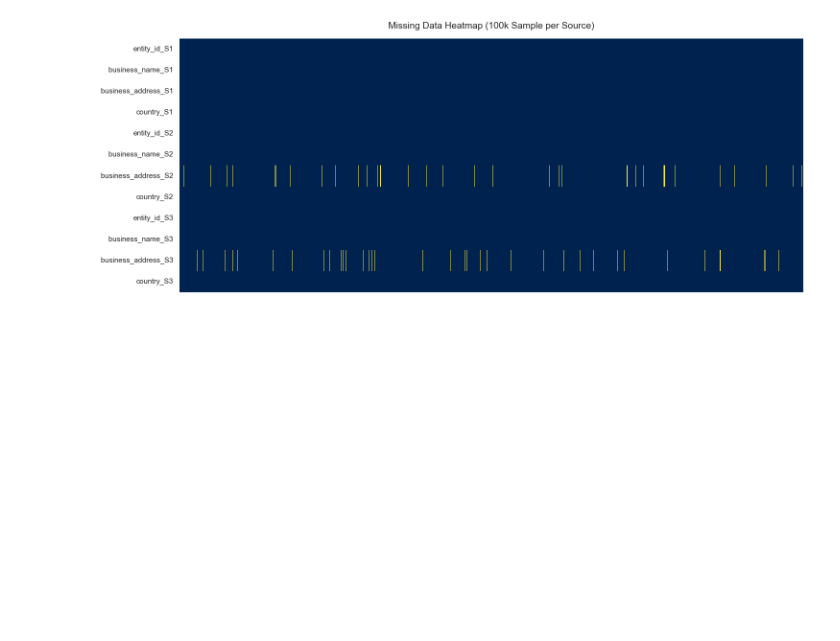
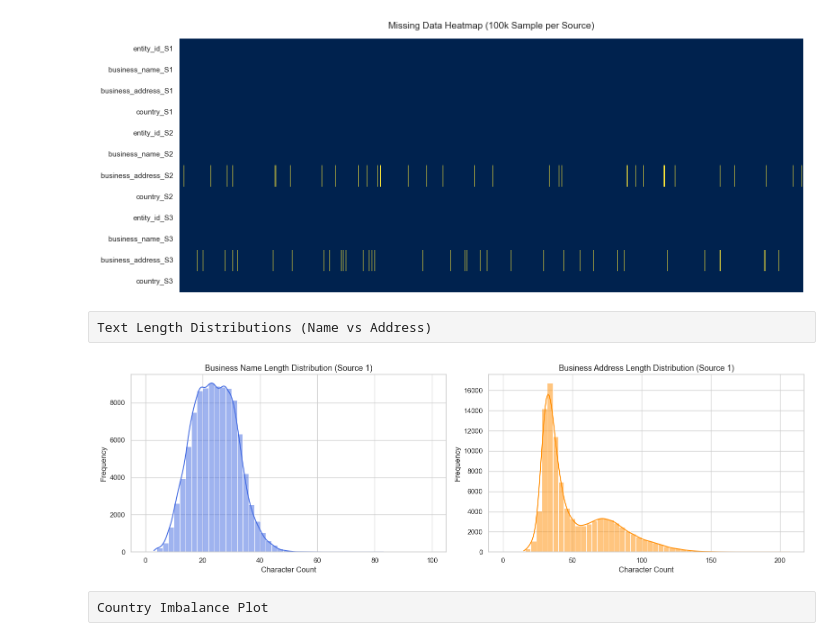
Before and after one commit to Tanthetaa45/ML_Challenge_2026, a Jupyter notebook: code/business_entity_resolution/src/EDA.ipynb, the cells around one changed output. Drawn from its saved outputs; the diff is of its cells as text; code cells hidden in the pictures; blank space fills up the shorter version.

```diff
--- a/code/business_entity_resolution/src/EDA.ipynb
+++ b/code/business_entity_resolution/src/EDA.ipynb
@@ -285,3 +285,30 @@ plt.tight_layout()
 plt.show()
 # %% [output]
 [figure]
+# %% [raw]
+Text Length Distributions (Name vs Address)
+# %%
+fig, axes = plt.subplots(1, 2, figsize=(16, 5))
+
+# Calculate string lengths (handling NaNs)
+s1_name_len = sample_s1['business_name'].dropna().apply(len)
+s1_addr_len = sample_s1['business_address'].dropna().apply(len)
+
+# Plot Name Lengths
+sns.histplot(s1_name_len, bins=50, ax=axes[0], color="royalblue", kde=True, binrange=(0, 100))
+axes[0].set_title("Business Name Length Distribution (Source 1)", fontsize=13)
+axes[0].set_xlabel("Character Count")
+axes[0].set_ylabel("Frequency")
+
+# Plot Address Lengths
+sns.histplot(s1_addr_len, bins=50, ax=axes[1], color="darkorange", kde=True, binrange=(0, 200))
+axes[1].set_title("Business Address Length Distribution (Source 1)", fontsize=13)
+axes[1].set_xlabel("Character Count")
+axes[1].set_ylabel("Frequency")
+
+plt.tight_layout()
+plt.show()
+# %% [output]
+[figure, added]
+# %% [raw]
+Country Imbalance Plot
```
Also changed, not shown: parts of 3 cells of this notebook, 3 other files.
